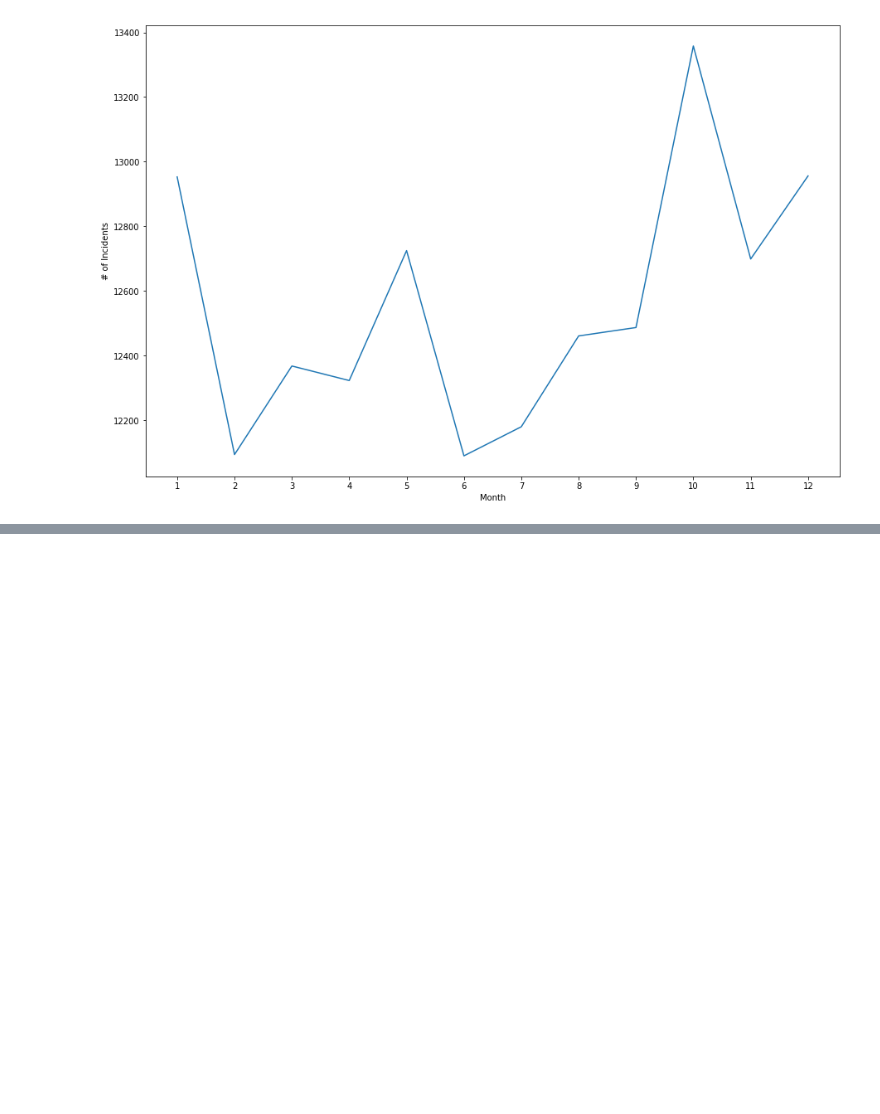
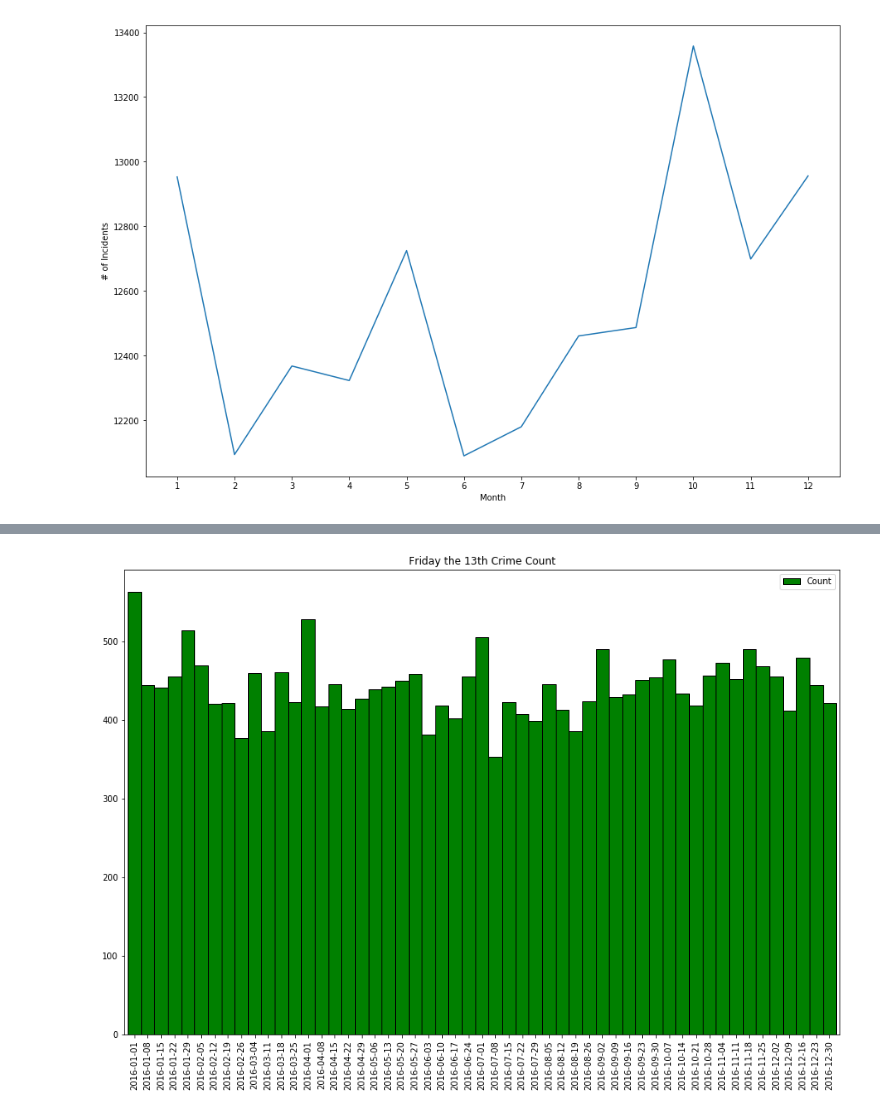
Before and after one commit to NathanNguyen345/DataScience_Capstone1, a Jupyter notebook: ExploratoryData/SF_Crime_Rate.ipynb, the cells around one changed output, grey strips where cells are left out. Saved outputs shown, nothing was run; the diff lists cells and outputs as text; code cells hidden in the pictures; blank space fills up the shorter version.

```diff
--- a/ExploratoryData/SF_Crime_Rate.ipynb
+++ b/ExploratoryData/SF_Crime_Rate.ipynb
@@ -655,0 +705,6 @@ plt.show()
+# %%
+barlist = test_count.plot(kind='bar', title='Friday the 13th Crime Count', width=1, color=colors, edgecolor='black')
+barlist.set_xticklabels(test_count.index.format())
+plt.show()
+# %% [output]
+[figure, added]
```
Also changed, not shown: parts of 3 cells of this notebook.
